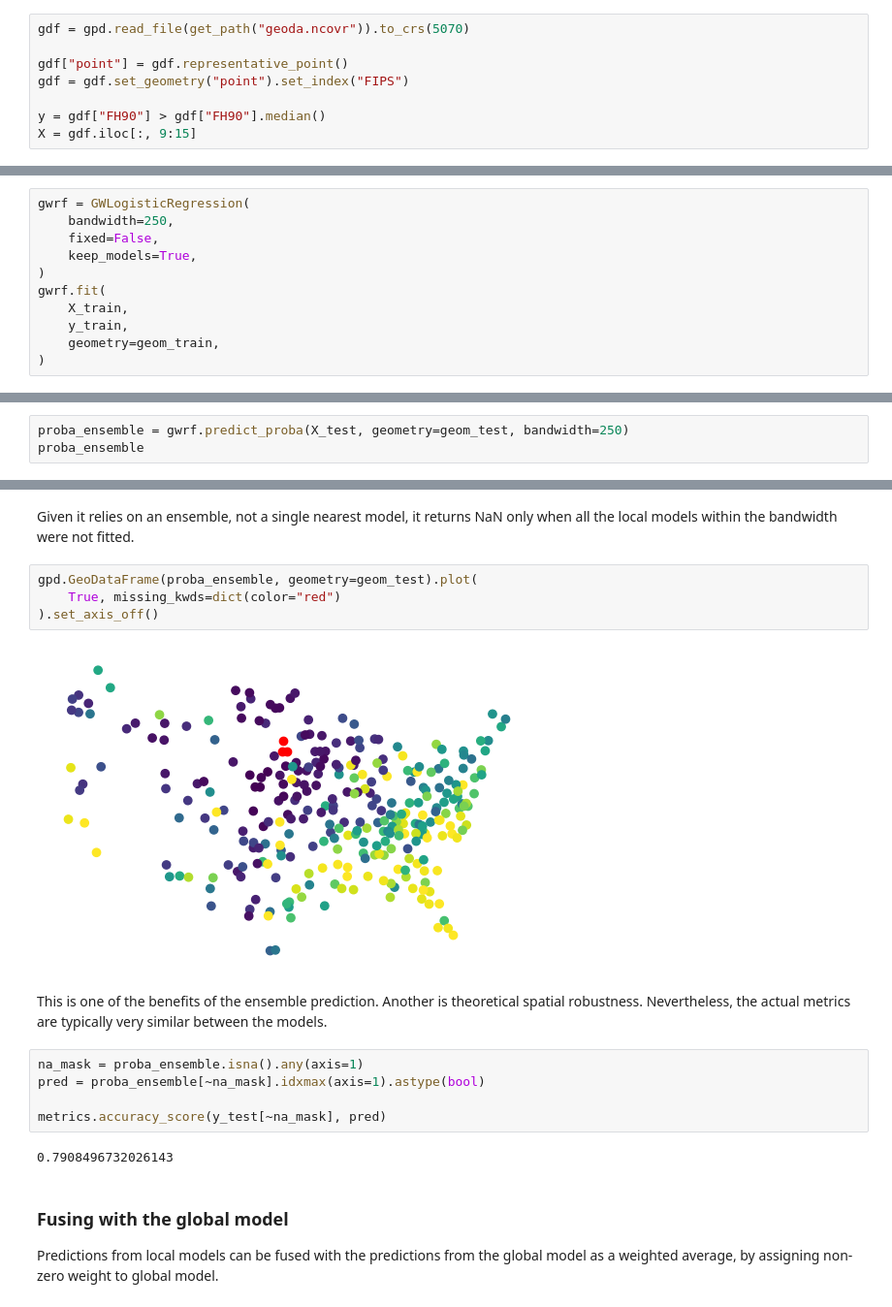
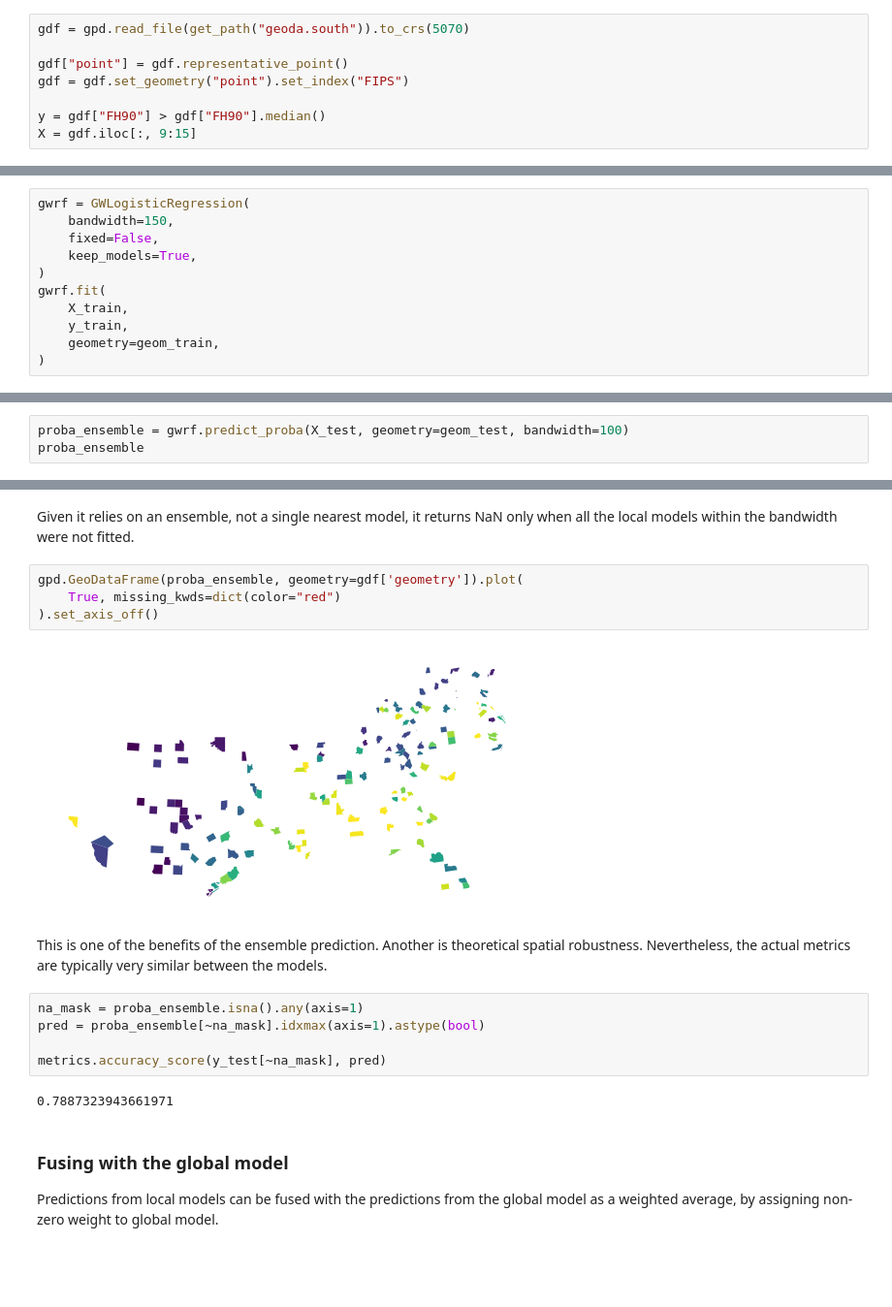
Before and after one commit to pysal/gwlearn, a Jupyter notebook: docs/source/predict.ipynb, the cells around one changed output, grey strips where cells are left out. Shown at 97% size. Saved outputs shown, nothing was run; the diff lists cells and outputs as text; blank space fills up the shorter version.

```diff
--- a/docs/source/predict.ipynb
+++ b/docs/source/predict.ipynb
@@ -19,7 +19,7 @@ from gwlearn.linear_model import GWLogisticRegression
 # %% [markdown]
 Get sample data
 # %%
-gdf = gpd.read_file(get_path("geoda.ncovr")).to_crs(5070)
+gdf = gpd.read_file(get_path("geoda.south")).to_crs(5070)
 
 gdf["point"] = gdf.representative_point()
 gdf = gdf.set_geometry("point").set_index("FIPS")
@@ -36,7 +36,7 @@ X_train, X_test, y_train, y_test, geom_train, geom_test = train_test_split(
 Fit the model using the training subset. If you plan to do the prediction, you need to store the local models, which is False by default. When set to True, all the models are kept in memory, so be careful with large datasets. If given a path, all the models will be stored on disk instead, freeing the memory load.
 # %%
 gwrf = GWLogisticRegression(
-    bandwidth=250,
+    bandwidth=150,
     fixed=False,
     keep_models=True,
 )
@@ -106,7 +106,7 @@ In case of the ensemble-based prediction, the process works as follows:
 
 Note that given the prediction is pulled from an ensemble of local models, it is not particularly performant. However, it shall be spatially robust.
 # %%
-proba_ensemble = gwrf.predict_proba(X_test, geometry=geom_test, bandwidth=250)
+proba_ensemble = gwrf.predict_proba(X_test, geometry=geom_test, bandwidth=100)
 proba_ensemble
 # %% [output]
 |  | False | True |
@@ -126,11 +126,11 @@ proba_ensemble
 # %% [markdown]
 Given it relies on an ensemble, not a single nearest model, it returns NaN only when all the local models within the bandwidth were not fitted.
 # %%
-gpd.GeoDataFrame(proba_ensemble, geometry=geom_test).plot(
+gpd.GeoDataFrame(proba_ensemble, geometry=gdf['geometry']).plot(
     True, missing_kwds=dict(color="red")
 ).set_axis_off()
 # %% [output]
-[figure, old version]
+[figure, new version]
 # %% [markdown]
 This is one of the benefits of the ensemble prediction. Another is theoretical spatial robustness. Nevertheless, the actual metrics are typically very similar between the models.
 # %%
@@ -139,7 +139,7 @@ pred = proba_ensemble[~na_mask].idxmax(axis=1).astype(bool)
 
 metrics.accuracy_score(y_test[~na_mask], pred)
 # %% [output]
-0.7908496732026143
+0.7887323943661971
 # %% [markdown]
 ### Fusing with the global model
 
```
Also changed, not shown: parts of 16 cells of this notebook, 1 other file.
